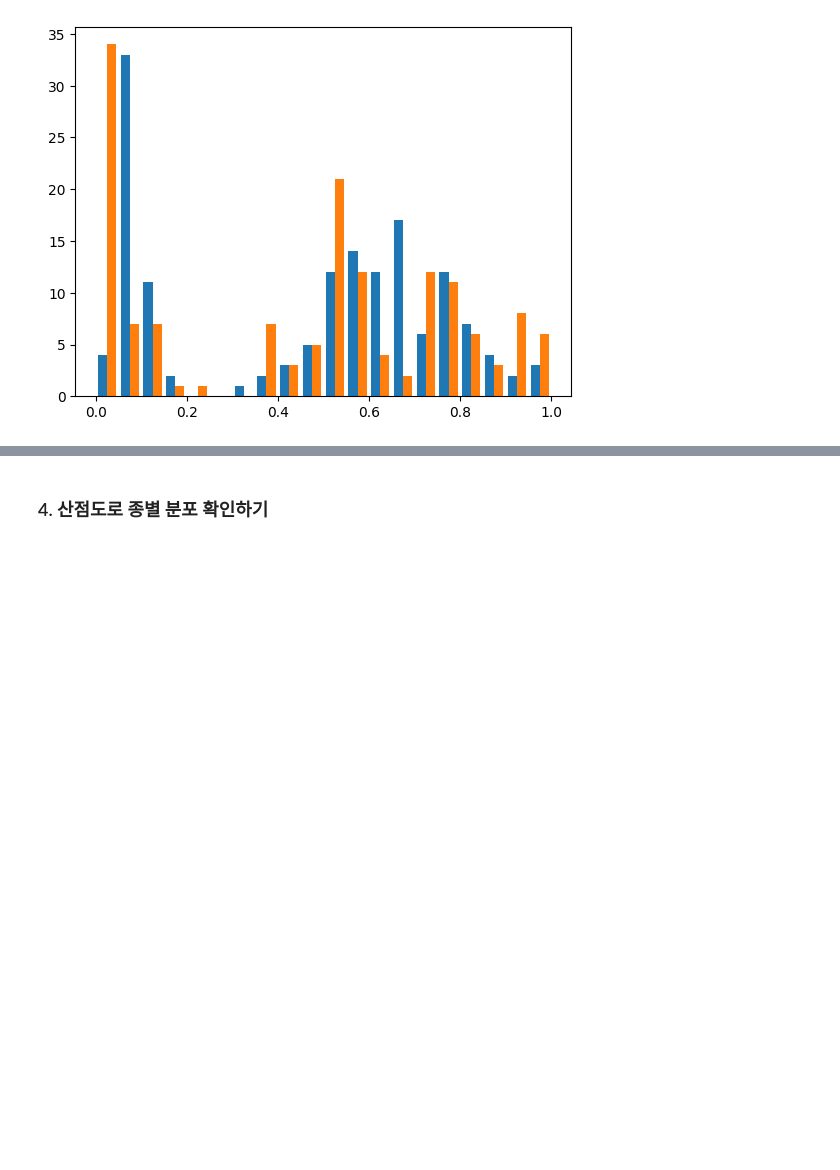
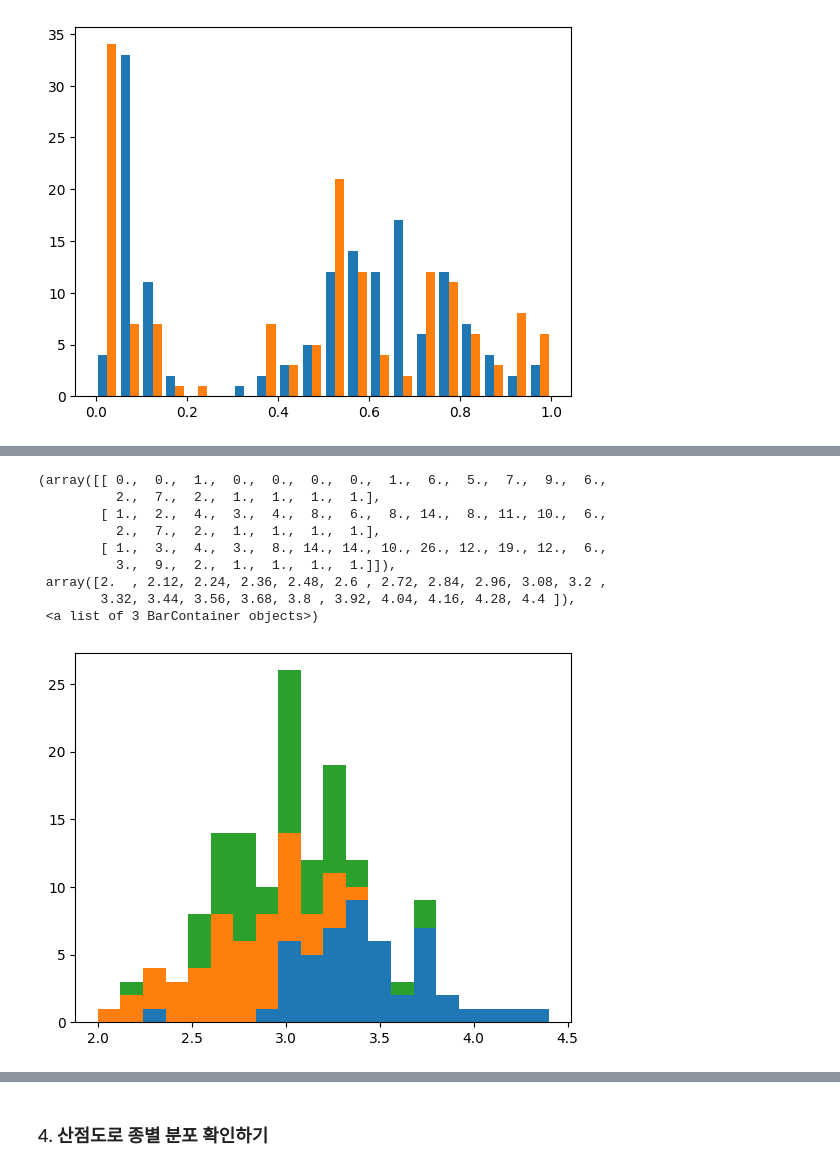
Before and after one commit to Nedian0Brien/DeepLearning_lecture, a Jupyter notebook: 과제2 코드.ipynb, the cells around one changed output, grey strips where cells are left out. Saved outputs shown, nothing was run; the diff lists cells and outputs as text; code cells hidden in the pictures; blank space fills up the shorter version.

```diff
--- a/과제2 코드.ipynb
+++ b/과제2 코드.ipynb
@@ -114,0 +136,19 @@ plt.hist(x=[df_iris['petal_length'], df_iris['petal_width']], bins=20)
+# %%
+plt.hist(x=[df_iris.sepal_width[df_iris['species_encoded'] == 0],
+            df_iris.sepal_width[df_iris['species_encoded'] == 1],
+            df_iris.sepal_width[df_iris['species_encoded'] == 2]
+            ],
+         histtype='barstacked',
+         label=['setosa', 'versicolor', 'virginica'],
+         bins=20)
+# %% [output]
+(array([[ 0.,  0.,  1.,  0.,  0.,  0.,  0.,  1.,  6.,  5.,  7.,  9.,  6.,
+          2.,  7.,  2.,  1.,  1.,  1.,  1.],
+        [ 1.,  2.,  4.,  3.,  4.,  8.,  6.,  8., 14.,  8., 11., 10.,  6.,
+          2.,  7.,  2.,  1.,  1.,  1.,  1.],
+        [ 1.,  3.,  4.,  3.,  8., 14., 14., 10., 26., 12., 19., 12.,  6.,
+          3.,  9.,  2.,  1.,  1.,  1.,  1.]]),
+ array([2.  , 2.12, 2.24, 2.36, 2.48, 2.6 , 2.72, 2.84, 2.96, 3.08, 3.2 ,
+        3.32, 3.44, 3.56, 3.68, 3.8 , 3.92, 4.04, 4.16, 4.28, 4.4 ]),
+ <a list of 3 BarContainer objects>)
+[figure, added]
```
Also changed, not shown: parts of 5 cells of this notebook.
